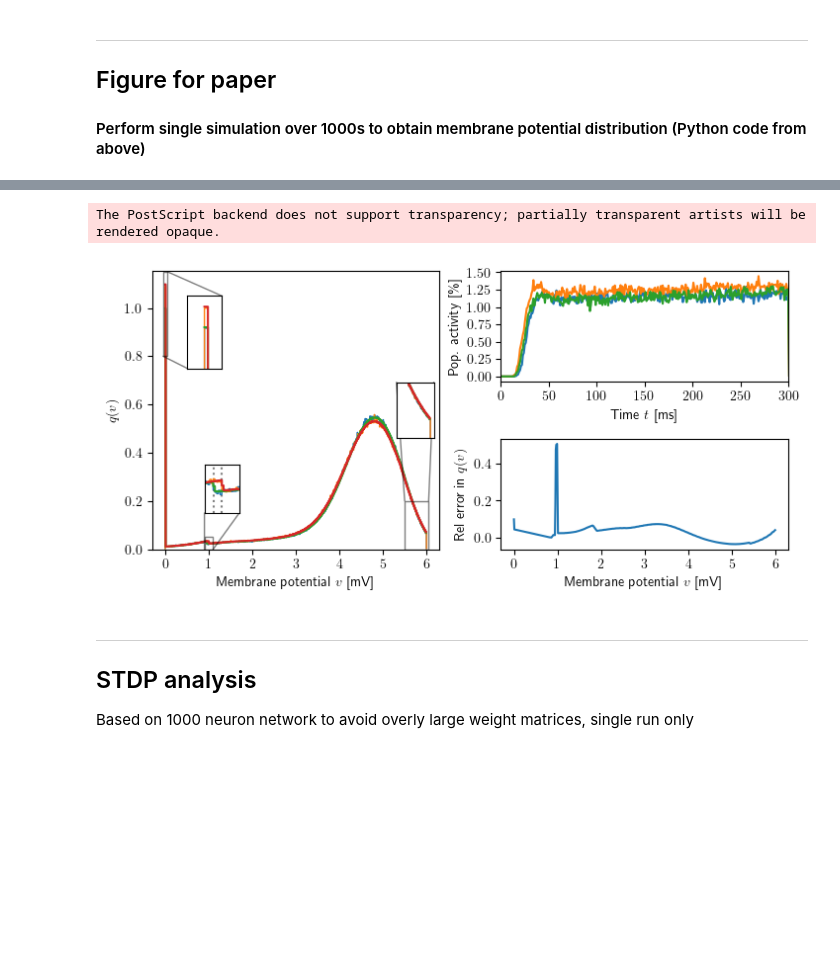
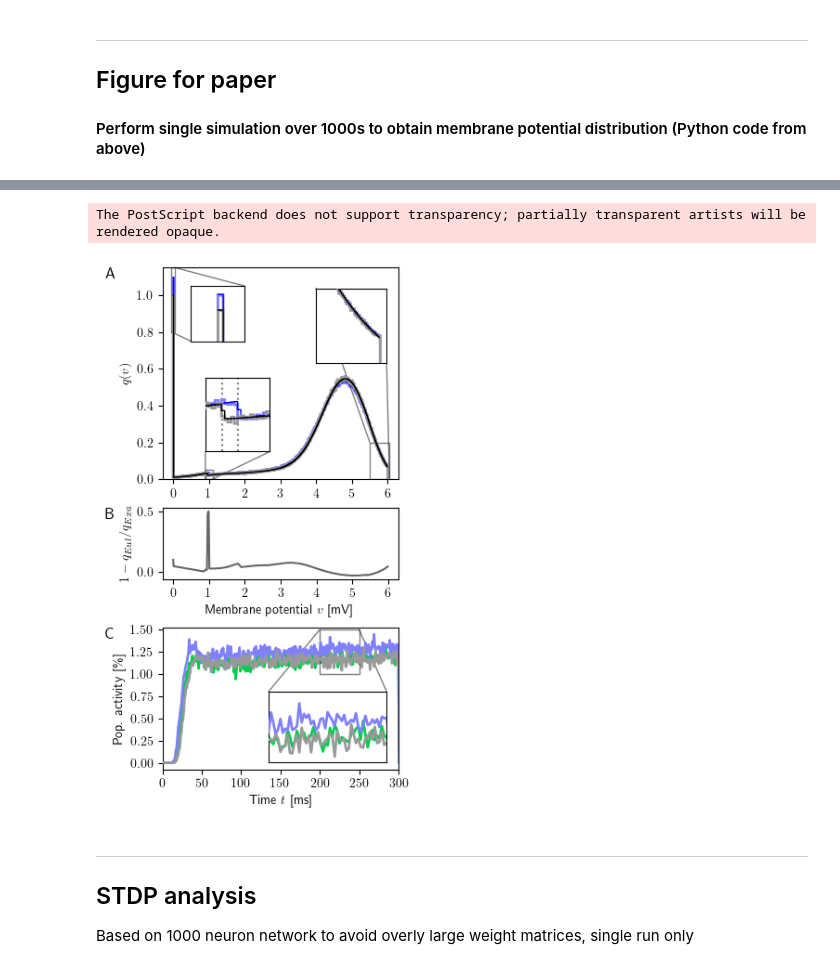
Before and after one commit to heplesser/comment_vieth_code, a Jupyter notebook: Plesser_CommentaryVieth_Supplement.ipynb, the cells around one changed output, grey strips where cells are left out. Drawn from its saved outputs; the diff is of its cells as text; code cells hidden in the pictures; blank space fills up the shorter version.

Commit message:
Blue color scheme for figure

```diff
--- a/Plesser_CommentaryVieth_Supplement.ipynb
+++ b/Plesser_CommentaryVieth_Supplement.ipynb
@@ -582,0 +606,18 @@ def plot_pV(ax):
+# %%
+def pplot_activity(spks, bins, n_size, ax, lbl, params):
+    cnts = [np.histogram(s, bins)[0] for s in spks]
+    ca = np.vstack(cnts) / n_size*100
+    mc = ca.mean(axis=0)
+    ax.plot(bins[1:], mc, **params, label=f'{lbl}');
+    ax.set_xlim(0, 300);
+# %%
+def pplot_set(data, bins, n_size, ax, cases, legend=True):
+    for key, (label, params) in cases.items():
+        pplot_activity(data[key]['spikes_t'], bins, n_size, ax, label, params);
+    if legend:
+        ax.legend();
+# %%
+pcases = {
+    'nest': ('NEST', {'lw': 2, 'c': (0.6, 0.6, 0.6), 'zorder': 100}),
+    'brian_delta_euler': ('Brian (Euler)', {'lw': 2, 'c': (0.5, 0.5, 1.), 'zorder': 10}),
+    'brian_delta_expeuler': ('Brian (Exp Euler)', {'lw': 2, 'c': (0., 0.8, 0.3), 'zorder': 0})}
@@ -583,49 +644,61 @@ def plot_pV(ax):
 # %%
 plt.rc('text', usetex=True);
-fig, axd = plt.subplot_mosaic([['left', 'upper right'],
-                               ['left', 'lower right']],
-                              figsize=(180/25.4, 85/25.4), layout="constrained")
+fig, axd = plt.subplot_mosaic([['top'],
+                               ['middle'],
+                              ['bottom']],
+                              height_ratios=[3, 1, 2],
+                              figsize=(85/25.4, 150/25.4), layout="constrained")
 
-ax = axd['left'];
+ax = axd['top'];
 plot_pV(ax);
-ax.set_xlabel('Membrane potential $v$ [mV]');
 ax.set_ylabel('$q(v)$');
 ax.set_xticks(range(7));
 
-ix1 = ax.inset_axes([0.85, 0.4, 0.13, 0.2], xlim=[5.5, 6.05], ylim=[0, 0.2], xticks=[], yticks=[]);
+ix1 = ax.inset_axes([0.65, 0.55, 0.3, 0.35], xlim=[5.5, 6.05], ylim=[0, 0.2], xticks=[], yticks=[]);
 plot_pV(ix1)
 _, cl1 = ax.indicate_inset_zoom(ix1, edgecolor="black");
 for cl in cl1:
     cl.set_visible(not cl.get_visible())
+ax.text(-0.2, 1, 'A', transform=ax.transAxes, va='top', ha='right', fontsize='large', fontweight='bold')
 
-ix2 = ax.inset_axes([0.9, 0.15, 0.8, 0.2], xlim=[0.9, 1.1], ylim=[0, 0.05], xticks=[], yticks=[],
+ix2 = ax.inset_axes([0.9, 0.15, 1.8, 0.4], xlim=[0.9, 1.1], ylim=[0, 0.05], xticks=[], yticks=[],
                    transform=ax.transData);
 plot_pV(ix2)
 _, cl2 = ax.indicate_inset_zoom(ix2, edgecolor="black");
 ix2.vlines([alpha_exact, alpha_euler], ymin=0, ymax=0.05, colors='gray', ls=':', zorder=-100);
 
-ix3 = ax.inset_axes([0.5, 0.75, 0.8, 0.3], xlim=[-0.05, 0.05], ylim=[0.8, 1.15], xticks=[], yticks=[],
+ix3 = ax.inset_axes([0.5, 0.75, 1.5, 0.3], xlim=[-0.05, 0.05], ylim=[0.8, 1.15], xticks=[], yticks=[],
                    transform=ax.transData);
 plot_pV(ix3)
 _, cl3 = ax.indicate_inset_zoom(ix3, edgecolor="black");
 
-ax4 = axd['lower right']
-ax4.plot(vv_exact, phi_euler/phi_exact-1);
+ax4 = axd['middle']
+ax4.plot(vv_exact, phi_euler/phi_exact-1, c=(0.4,0.4,0.4));
 ax4.set_xlabel('Membrane potential $v$ [mV]');
-ax4.set_ylabel('Rel error in $q(v)$');
+ax4.set_ylabel('$1-q_{{Eul}}/q_{{Exa}}$');
 ax4.set_xticks(range(7));
+ax4.text(-0.2, 1, 'B', transform=ax4.transAxes, va='top', ha='right', fontsize='large', fontweight='bold')
 
-ax5 = axd['upper right']
+ax5 = axd['bottom']
 bins = np.arange(0, 305, 1);
-plot_set(full, bins, 10000, ax5, cases_delta, legend=False, between=False);
+pplot_set(full, bins, 10000, ax5, pcases, legend=False);
 ax5.set_xlabel('Time $t$ [ms]');
 ax5.set_ylabel(r'Pop. activity [\%]');
 ax5.set_yticks(np.arange(0, 1.51, 0.25));
+ax5.set_xlim(0, 300);
+ax5.text(-0.2, 1, 'C', transform=ax5.transAxes, va='top', ha='right', fontsize='large', fontweight='bold')
+
+ix5= ax5.inset_axes([0.45, 0.05, 0.5, 0.5], xticks=[], yticks=[]);
+pplot_set(full, bins, 10000, ix5, pcases, legend=False);
+ix5.set_xlim(200, 250);
+ix5.set_ylim(1, 1.5);
+_, cl5 = ax5.indicate_inset_zoom(ix5, edgecolor="black");
+
 
 plt.savefig('figures/markov_analysis.eps', bbox_inches='tight');
 # %% [output]
 The PostScript backend does not support transparency; partially transparent artists will be rendered opaque.
-[figure, old version]
+[figure, new version]
 # %% [markdown]
 ----
 
```
Also changed, not shown: parts of 4 cells of this notebook, 1 other file.
